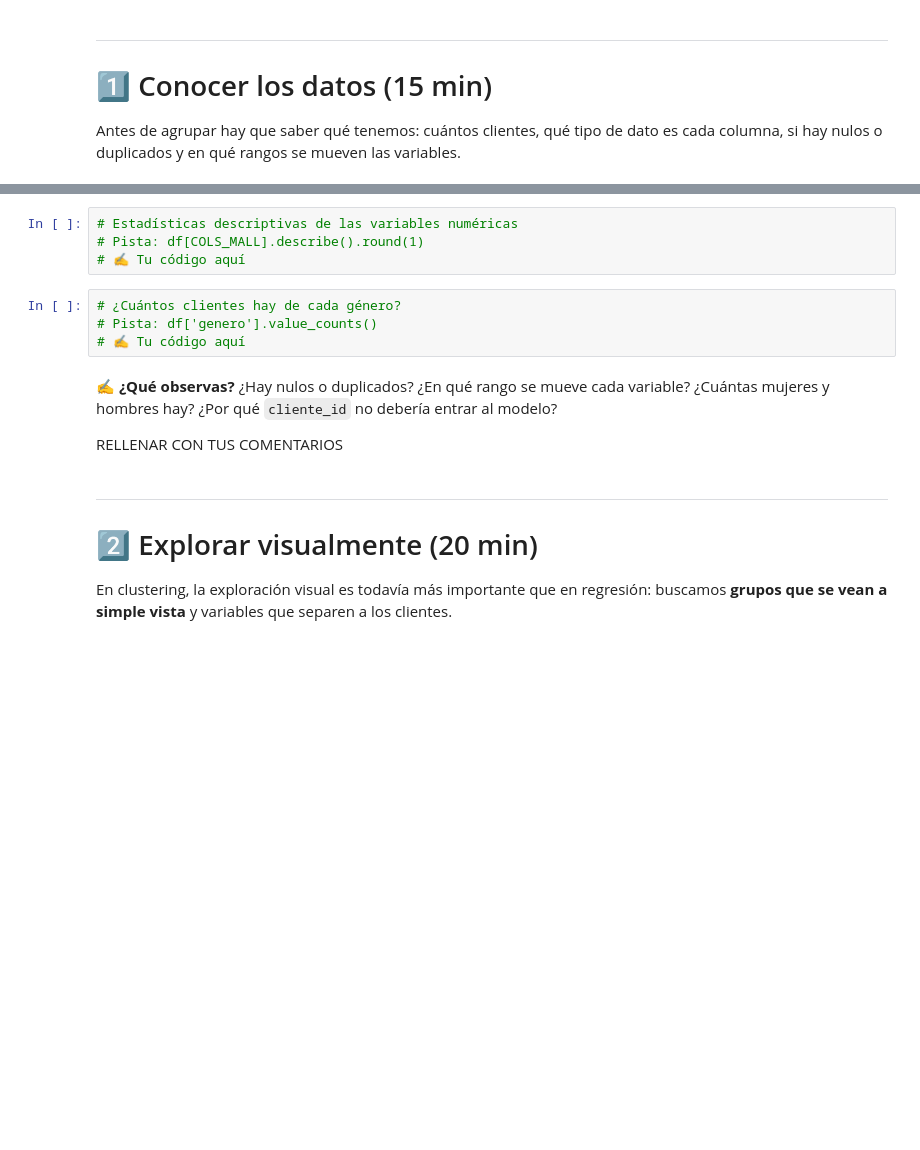
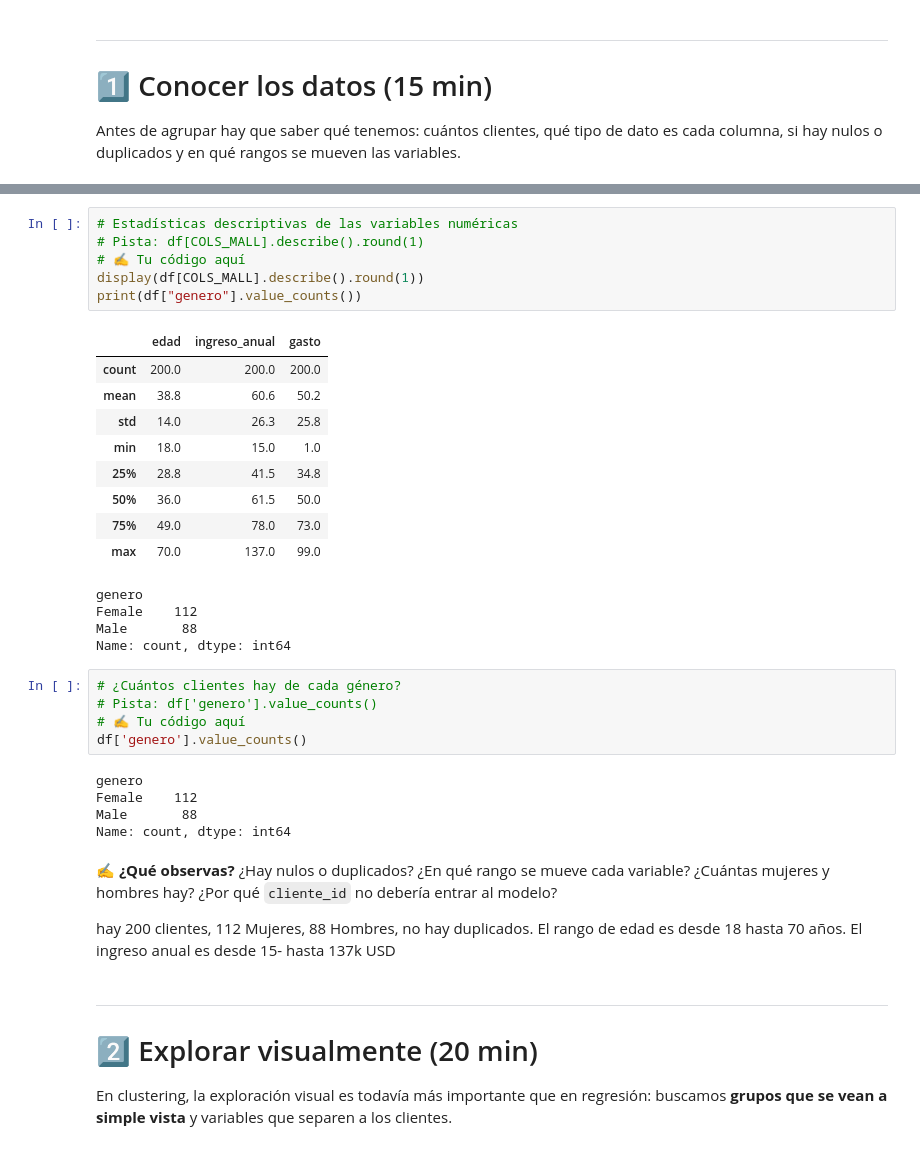
Before and after one commit to Emilio-Guevara/aprendizaje-no-supervisado-EmilioGuevara, a Jupyter notebook: 01-kmeans/caso_mall.ipynb, the cells around one changed output, grey strips where cells are left out. Saved outputs shown, nothing was run; the diff lists cells and outputs as text; blank space fills up the shorter version.

```diff
--- a/01-kmeans/caso_mall.ipynb
+++ b/01-kmeans/caso_mall.ipynb
@@ -438,15 +464,37 @@ Antes de agrupar hay que saber qué tenemos: cuántos clientes, qué tipo de dat
 # %%
 # Estadísticas descriptivas de las variables numéricas
 # Pista: df[COLS_MALL].describe().round(1)
 # ✍️ Tu código aquí
+display(df[COLS_MALL].describe().round(1))
+print(df["genero"].value_counts())
+# %% [output]
+|  | edad | ingreso_anual | gasto |
+| count | 200.0 | 200.0 | 200.0 |
+| mean | 38.8 | 60.6 | 50.2 |
+| std | 14.0 | 26.3 | 25.8 |
+| min | 18.0 | 15.0 | 1.0 |
+| 25% | 28.8 | 41.5 | 34.8 |
+| 50% | 36.0 | 61.5 | 50.0 |
+| 75% | 49.0 | 78.0 | 73.0 |
+| max | 70.0 | 137.0 | 99.0 |
+genero
+Female    112
+Male       88
+Name: count, dtype: int64
 # %%
 # ¿Cuántos clientes hay de cada género?
 # Pista: df['genero'].value_counts()
 # ✍️ Tu código aquí
+df['genero'].value_counts()
+# %% [output]
+genero
+Female    112
+Male       88
+Name: count, dtype: int64
 # %% [markdown]
 ✍️ **¿Qué observas?** ¿Hay nulos o duplicados? ¿En qué rango se mueve cada variable? ¿Cuántas mujeres y hombres hay? ¿Por qué `cliente_id` no debería entrar al modelo?
 
-RELLENAR CON TUS COMENTARIOS
+hay 200 clientes, 112 Mujeres, 88 Hombres, no hay duplicados. El rango de edad es desde 18 hasta 70 años. El ingreso anual es desde 15- hasta 137k USD
 # %% [markdown]
 ---
 # 2️⃣ Explorar visualmente (20 min)
```
Also changed, not shown: parts of 16 cells of this notebook, 1 other file.
